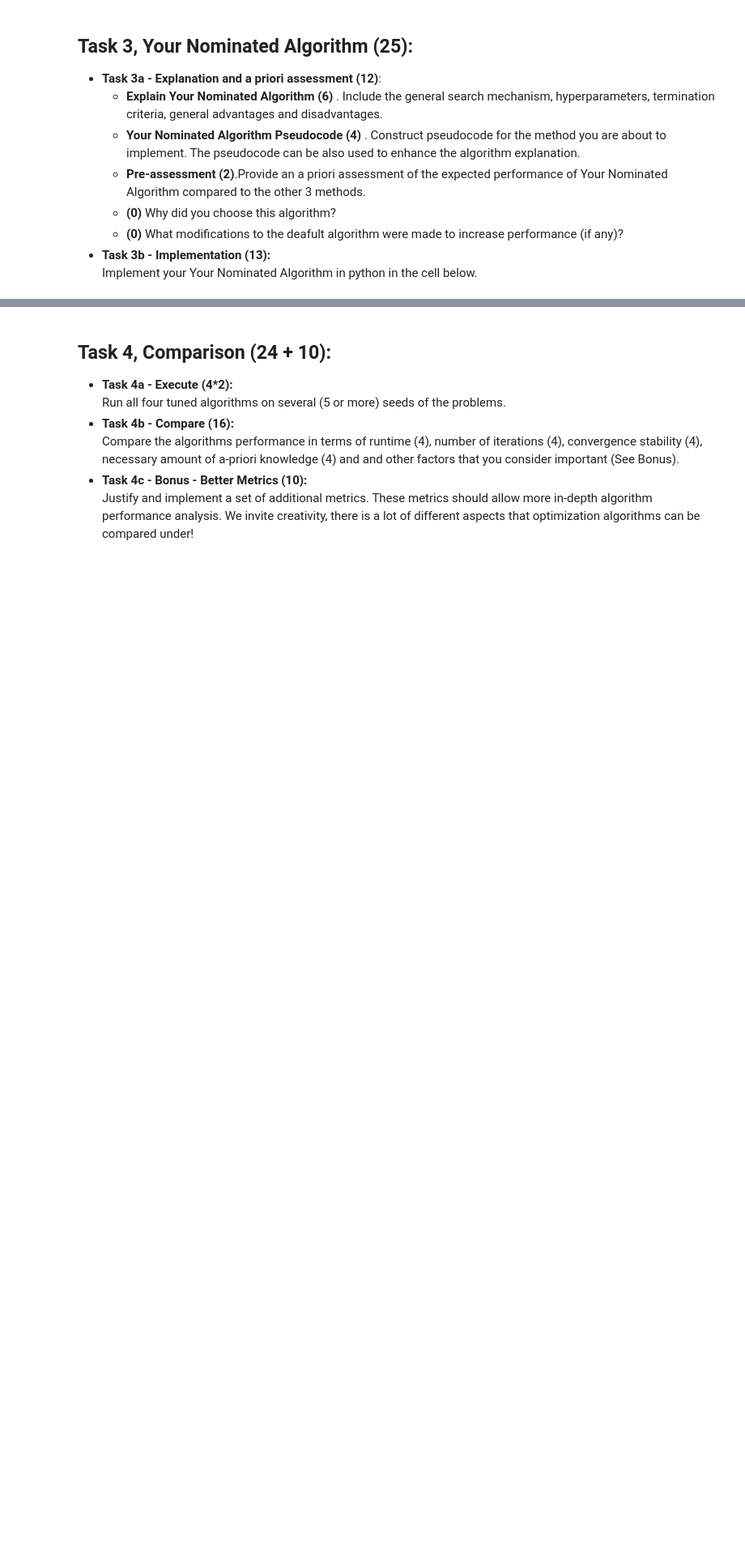
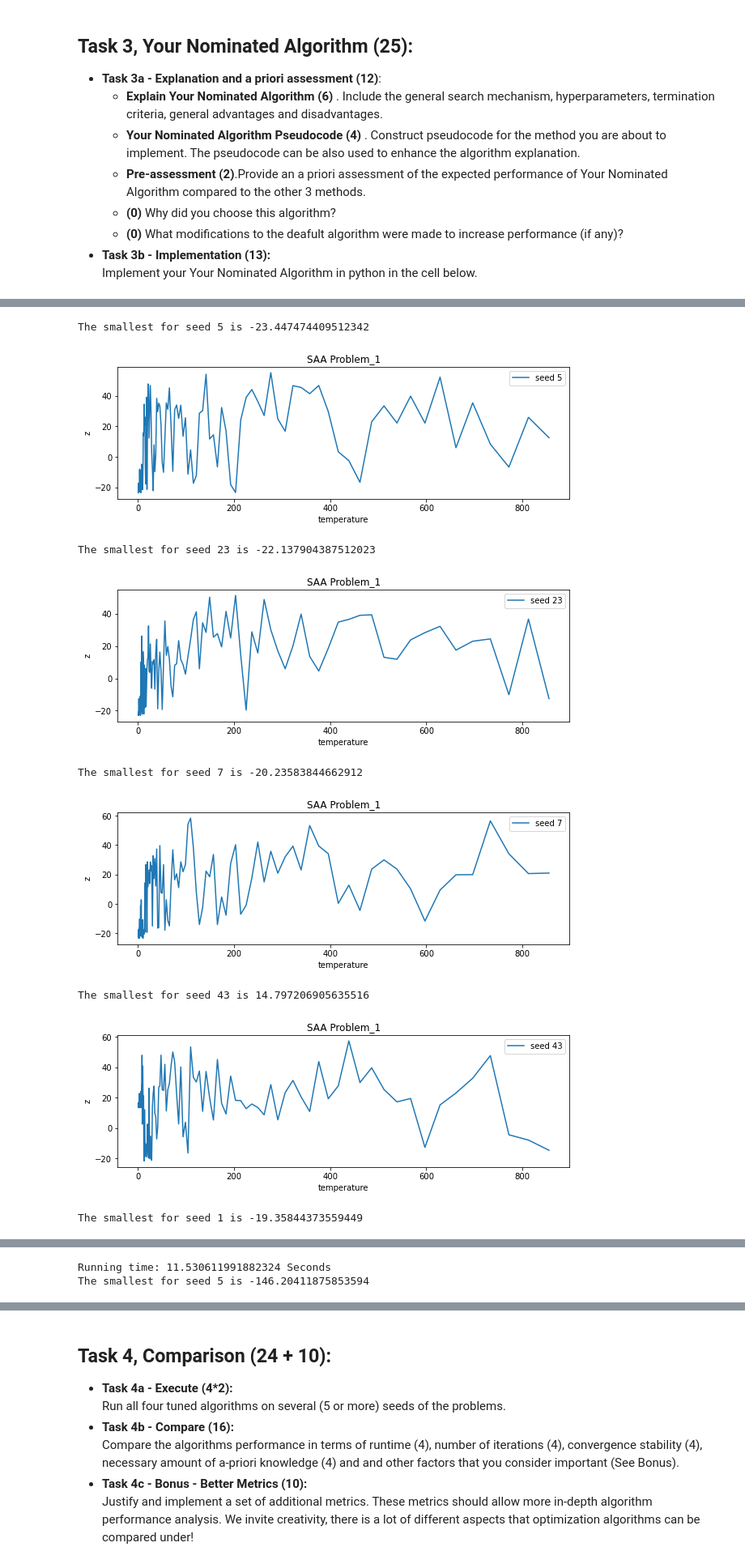
Before and after one commit to ALWYNWU/Metaheuristic-Algorithms-Course, a Jupyter notebook: ECE720_MHO_A3.ipynb, the cells around one changed output, grey strips where cells are left out. Shown: that part at 81% size. Drawn from its saved outputs; the diff is of its cells as text; code cells hidden in the pictures; blank space fills up the shorter version.

```diff
--- a/ECE720_MHO_A3.ipynb
+++ b/ECE720_MHO_A3.ipynb
@@ -194,0 +653,67 @@ print(c)
+# %%
+#implementation
+import time
+
+#Problem_1
+start =time.time()
+seed_list = [5,23,7,43,1]
+
+for i in seed_list:
+    result = SAA(900, 1, 500, 1, i)
+    plt.figure(figsize=(10,3))
+    plt.title("SAA Problem_1")
+    plt.xlabel("temperature")
+    plt.ylabel("z")
+
+    plt.plot(result[0], result[1], label = "seed {}".format(i))
+    print("The smallest for seed {} is {}".format(i,result[1][-1]))
+    plt.legend()
+    plt.show()
+end = time.time()
+print('Running time: %s Seconds'%(end-start))
+
+#Problem_2
+start =time.time()
+seed_list = [5,23,7,43,1]
+
+for i in seed_list:
+    result = SAA(900, 1, 500, 2, i)
+    plt.figure(figsize=(10,3))
+    plt.title("SAA Problem_2")
+    plt.xlabel("temperature")
+    plt.ylabel("z")
+
+    plt.plot(result[0], result[1], label = "seed {}".format(i))
+    print("The smallest for seed {} is {}".format(i,result[1][-1]))
+    plt.legend()
+    plt.show()
+end = time.time()
+print('Running time: %s Seconds'%(end-start))
+
+#Problem_3
+start =time.time()
+seed_list = [5,23,7,43,1]
+
+for i in seed_list:
+    result = SAA(900, 1, 500, 3, i)
+    plt.figure(figsize=(10,3))
+    plt.title("SAA Problem_3")
+    plt.xlabel("temperature")
+    plt.ylabel("z")
+
+    plt.plot(result[0], result[1], label = "seed {}".format(i))
+    print("The smallest for seed {} is {}".format(i,result[1][-1]))
+    plt.legend()
+    plt.show()
+end = time.time()
+print('Running time: %s Seconds'%(end-start))
+# %% [output]
+The smallest for seed 5 is -23.447474409512342
+[figure, added]
+The smallest for seed 23 is -22.137904387512023
+[figure, added]
+The smallest for seed 7 is -20.23583844662912
+[figure, added]
+The smallest for seed 43 is 14.797206905635516
+[figure, added]
+The smallest for seed 1 is -19.35844373559449
@@ -194,0 +721,2 @@ print(c)
+Running time: 11.530611991882324 Seconds
+The smallest for seed 5 is -146.20411875853594
```
Also changed, not shown: parts of 31 cells of this notebook.
